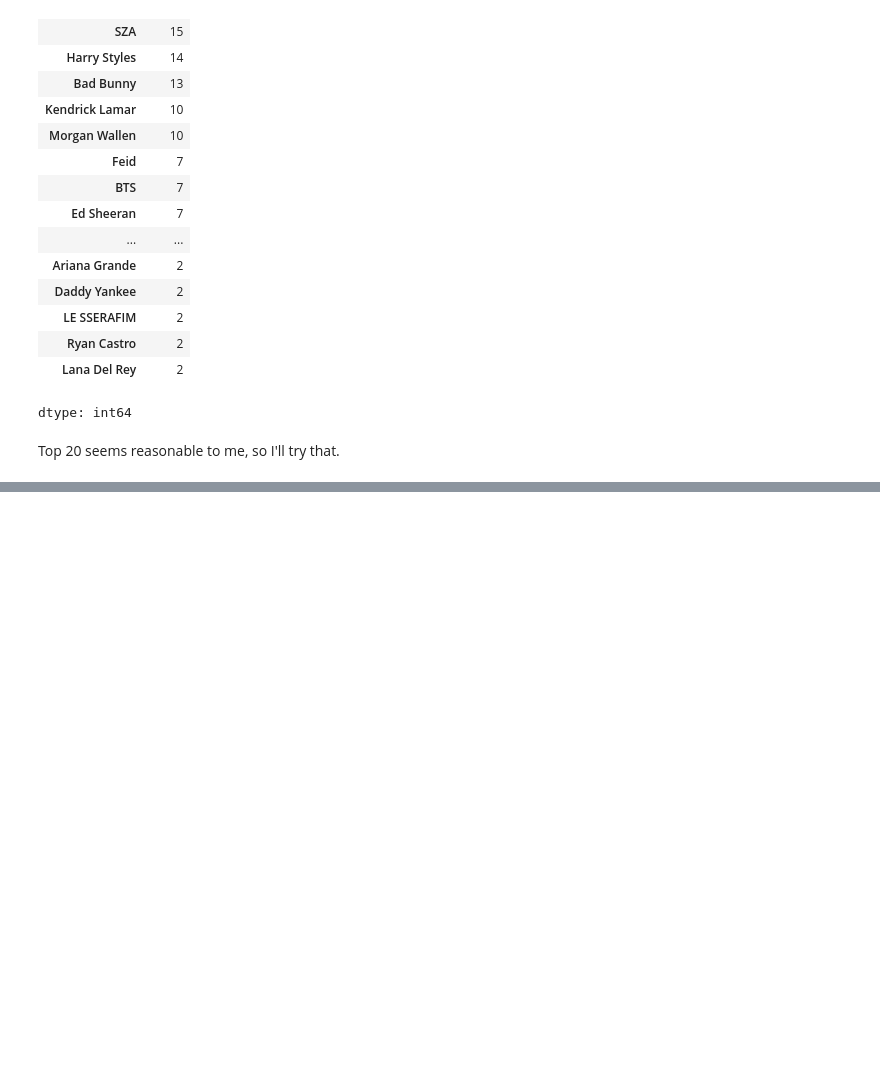
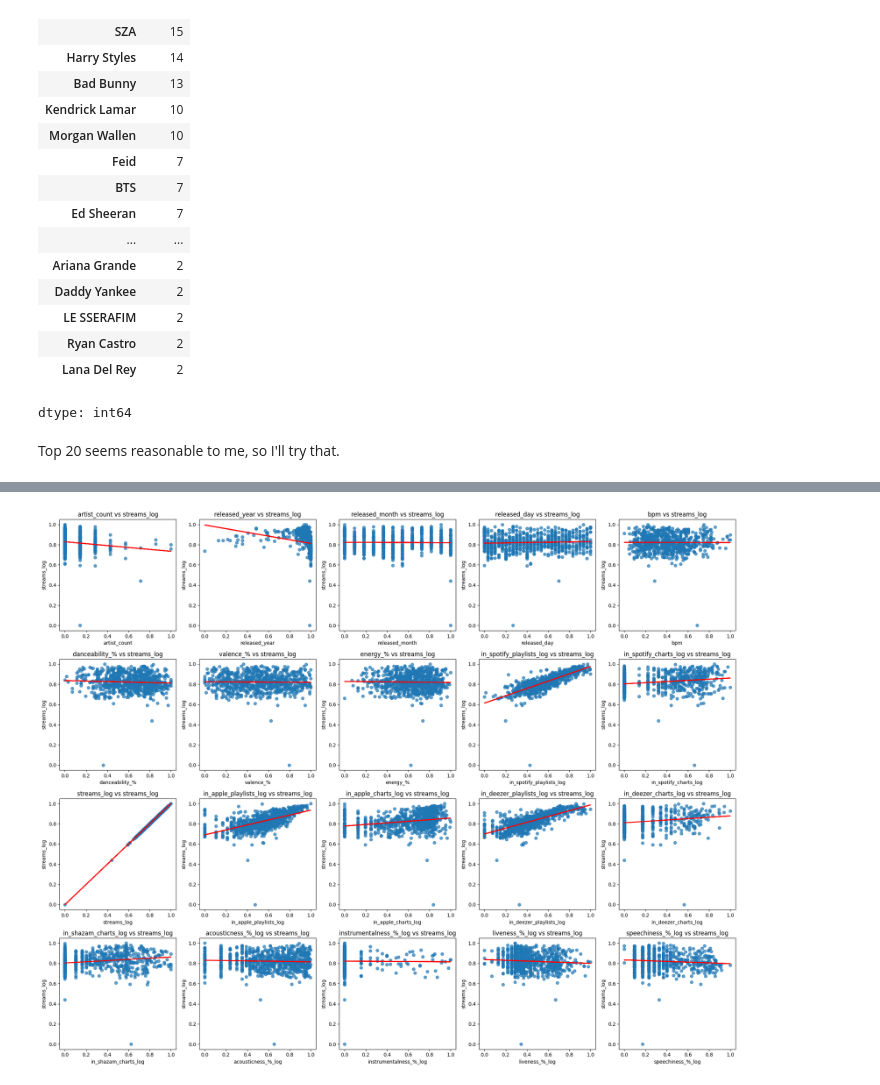
Before and after one commit to HyunWrites0721/Spotify_2023_prediction_model, a Jupyter notebook: spotify2023.ipynb, the cells around one changed output, grey strips where cells are left out. Drawn from its saved outputs; the diff is of its cells as text; code cells hidden in the pictures; blank space fills up the shorter version.

```diff
--- a/spotify2023.ipynb
+++ b/spotify2023.ipynb
@@ -882,0 +1006,28 @@ train_df
+# %%
+def examine_linear(df, target_col, num_cols):
+    variables = num_cols
+    target = target_col
+
+    fig, axes = plt.subplots(4, 5, figsize=(20, 16))
+    axes = axes.flatten()
+
+    for i, var in enumerate(variables):
+        x = df[var]
+        y = df[target]
+        axes[i].scatter(x, y, alpha=0.7)
+
+        # 추세선(1차 회귀직선) 계산 및 추가
+        if x.nunique() > 1:  # 상수변수 방지
+            m, b = np.polyfit(x, y, 1)
+            axes[i].plot(x, m * x + b, color='red', linewidth=2)
+
+        axes[i].set_title(f"{var} vs {target}")
+        axes[i].set_xlabel(var)
+        axes[i].set_ylabel(target)
+
+    plt.tight_layout()
+    plt.show()
+# %%
+examine_linear(train_df, 'streams_log', train_df.columns[:20])
+# %% [output]
+[figure, added]
```
Also changed, not shown: parts of 27 cells of this notebook.
